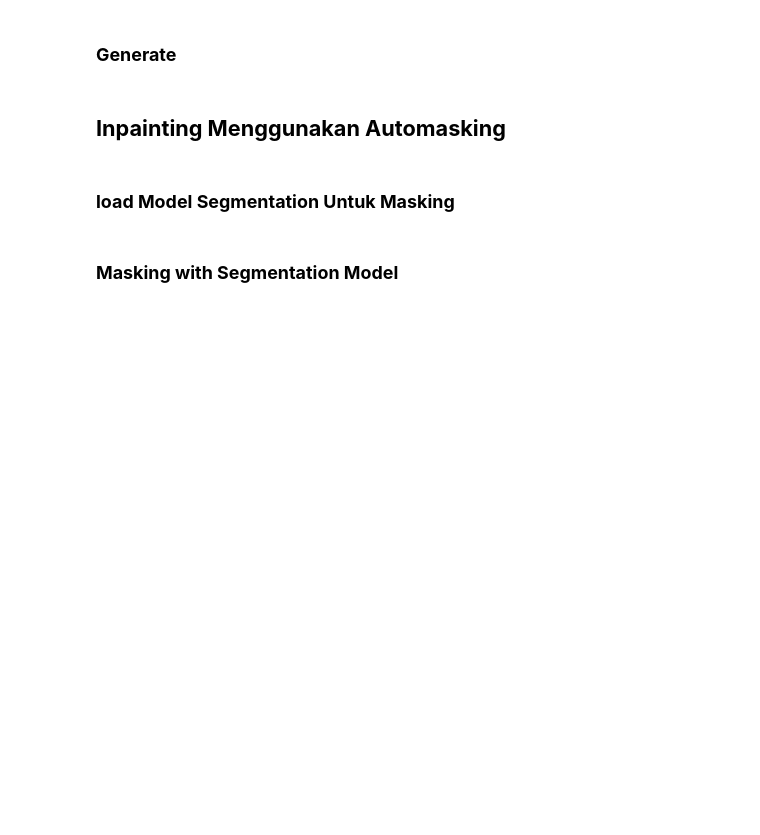
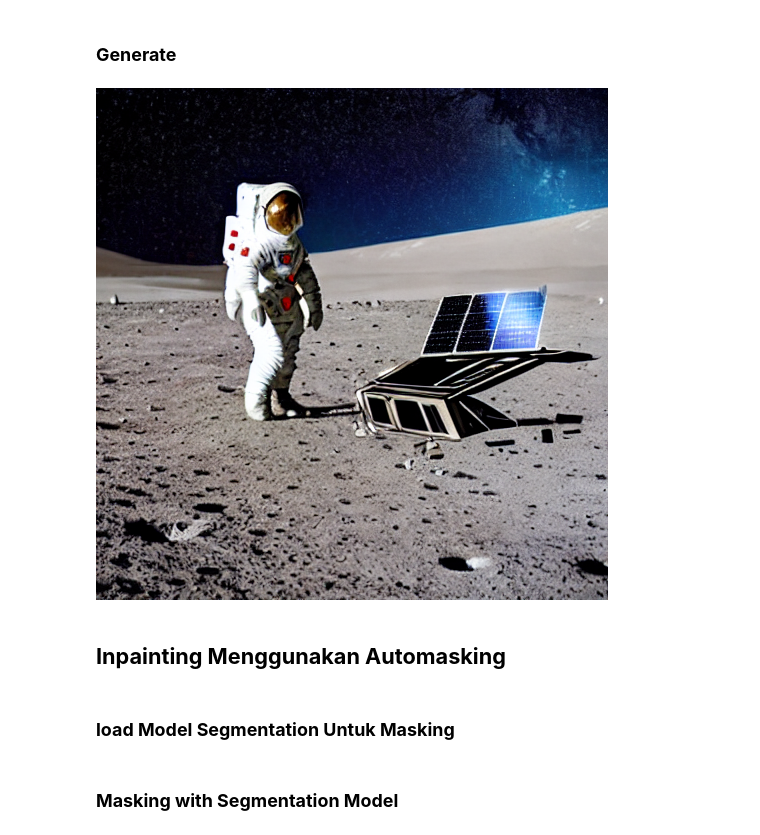
Before and after one commit to nazhifSetya/hackaton-pidi, a Jupyter notebook: 02-fundamental-generative-ai/proyek-akhir/pengerjaan/dafina/submission/Pipeline_submission_BFGAI_Dafina_Meira_Rizkia.ipynb, the cells around one changed output. Drawn from its saved outputs; the diff is of its cells as text; code cells hidden in the pictures; blank space fills up the shorter version.

```diff
--- a/02-fundamental-generative-ai/proyek-akhir/pengerjaan/dafina/submission/Pipeline_submission_BFGAI_Dafina_Meira_Rizkia.ipynb
+++ b/02-fundamental-generative-ai/proyek-akhir/pengerjaan/dafina/submission/Pipeline_submission_BFGAI_Dafina_Meira_Rizkia.ipynb
@@ -188,35 +213,40 @@ preview.convert("RGB")
 # %%
 # ---------------------------------------------------------
 # K2 - inpaint_engine(image, mask, prompt) : isi area mask dengan objek baru
 # ---------------------------------------------------------
 def inpaint_engine(image, mask, prompt):
     """Inpainting: menambahkan objek (satelit rusak) di area mask.
 
-    guidance_scale & num_inference_steps sengaja diset TINGGI di dalam fungsi.
-    Kalau keduanya kecil, area mask sering diabaikan -> satelit tidak muncul.
-    Seed = 9 sesuai ketentuan soal K2.
+    - guidance_scale & num_inference_steps TINGGI supaya objek benar-benar muncul.
+    - negative_prompt menolak "tanah kosong / permukaan bulan polos" supaya area mask
+      TIDAK cuma diisi ulang dengan tanah (penyebab satelit tidak muncul).
+    - Seed = 9 sesuai ketentuan soal K2.
     """
     gen = torch.Generator(device=DEVICE).manual_seed(9)
     out = inpaint(
         prompt=prompt,
+        negative_prompt=("empty, bare ground, plain lunar surface, flat sand, smooth terrain, "
+                         "nothing, blurry, low quality, deformed"),
         image=image,
         mask_image=mask,
         generator=gen,
-        guidance_scale=18.0,
-        num_inference_steps=55,
+        guidance_scale=20.0,
+        num_inference_steps=60,
     )
     return out.images[0]
 
-# Prompt satelit DETAIL & fokus ke OBJEK (bentuk/material/komponen), sengaja
-# netral gaya (tanpa "photorealistic"/"illustration") supaya tidak bentrok
-# dengan gaya base image apa pun -> satelit tetap muncul jelas & menyatu.
-SATELLITE_PROMPT = ("a large broken damaged satellite crashed on the lunar surface, "
-                    "silver metallic body, twisted metal debris, broken solar panels, "
-                    "exposed mechanical parts, multi-legged landing gear, "
-                    "highly detailed mechanical structure, sharp focus")
+# Prompt satelit TEGAS: sebut jenis objek ("spacecraft") + bagian khas (solar panel
+# wings, antenna dish) + penempatan ("sitting on the lunar ground") supaya model
+# merender objek jelas, bukan sekadar tekstur tanah. Netral gaya biar menyatu.
+SATELLITE_PROMPT = ("a large broken satellite spacecraft crashed on the moon, "
+                    "big metallic body, broken solar panel wings, antenna dish, "
+                    "twisted metal debris, exposed mechanical parts, "
+                    "sitting on the lunar ground, highly detailed machine, sharp focus")
 
 img_inpaint = inpaint_engine(base_image, mask_manual, SATELLITE_PROMPT)
 img_inpaint
+# %% [output]
+[figure, added]
 # %% [markdown]
 ## **Inpainting Menggunakan Automasking**
 # %% [markdown]
```
Also changed, not shown: parts of 6 cells of this notebook, 16 other files.
